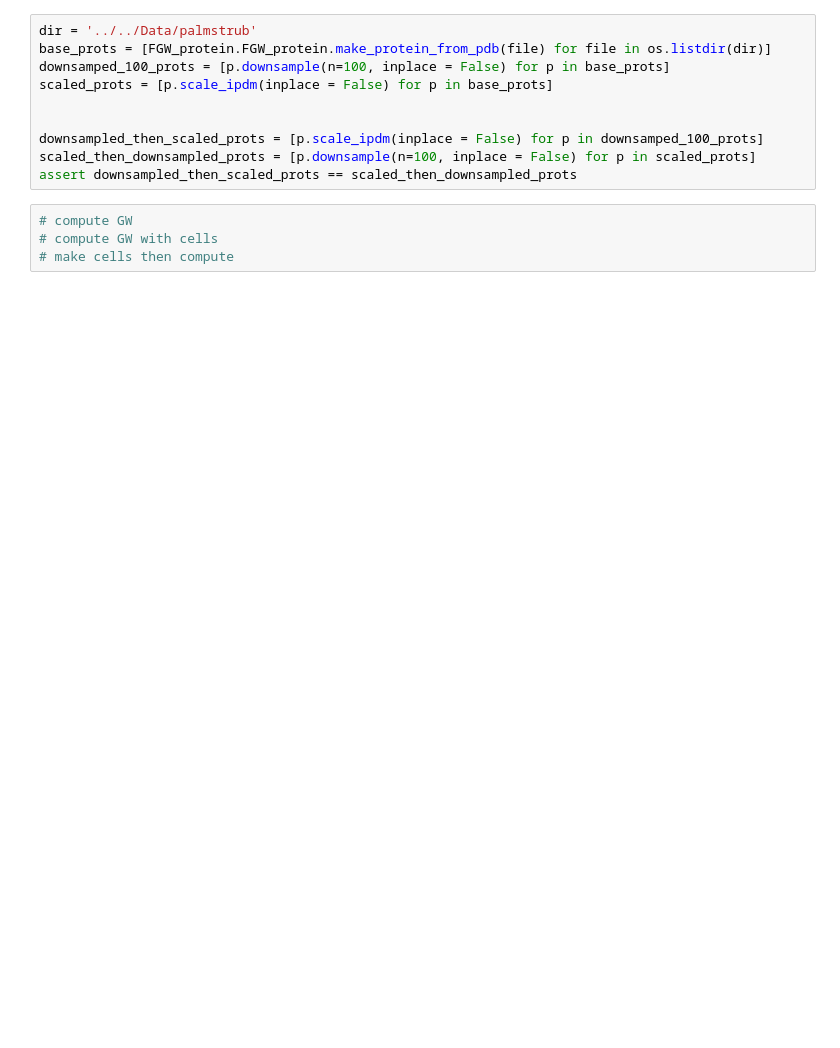
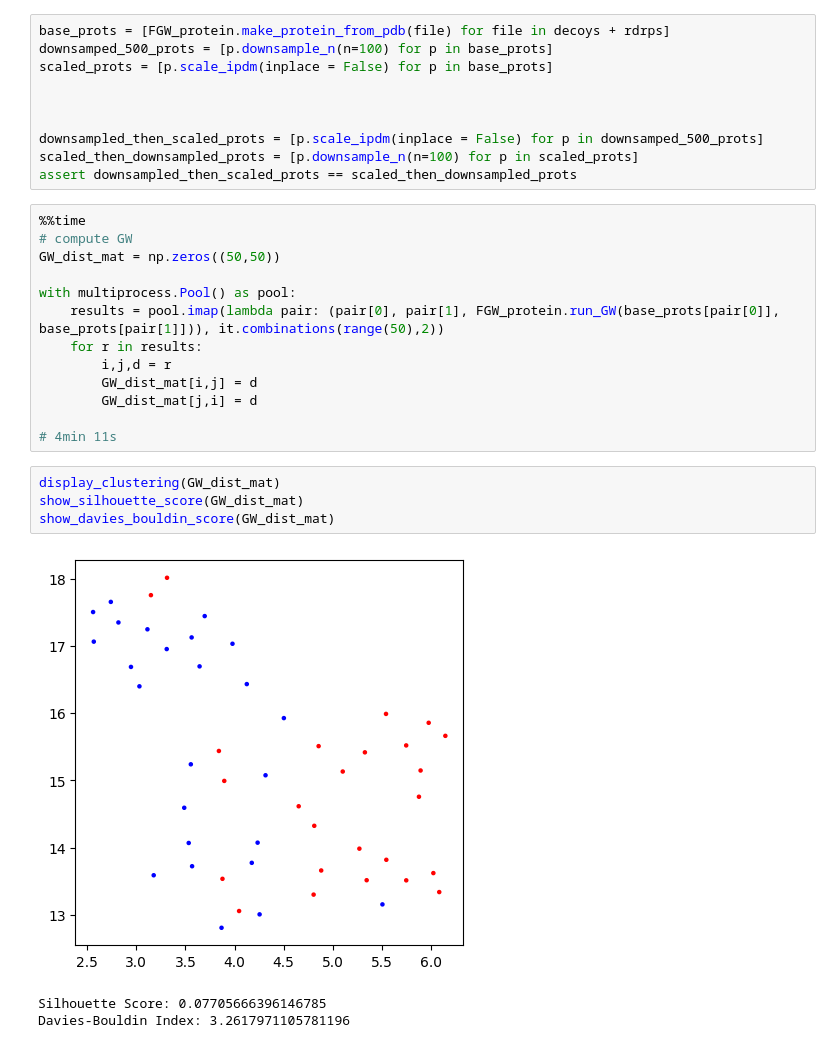
Before and after one commit to CamaraLab/GWProt, a Jupyter notebook: Examples/Example 2.ipynb, the cells around one changed output. Saved outputs shown, nothing was run; the diff lists cells and outputs as text; blank space fills up the shorter version.

```diff
--- a/Examples/Example 2.ipynb
+++ b/Examples/Example 2.ipynb
@@ -6,14 +76,31 @@
 # %%
-dir = '../../Data/palmstrub'
-base_prots = [FGW_protein.FGW_protein.make_protein_from_pdb(file) for file in os.listdir(dir)]
-downsamped_100_prots = [p.downsample(n=100, inplace = False) for p in base_prots]
+base_prots = [FGW_protein.make_protein_from_pdb(file) for file in decoys + rdrps]
+downsamped_500_prots = [p.downsample_n(n=100) for p in base_prots]
 scaled_prots = [p.scale_ipdm(inplace = False) for p in base_prots]
 
 
-downsampled_then_scaled_prots = [p.scale_ipdm(inplace = False) for p in downsamped_100_prots]
-scaled_then_downsampled_prots = [p.downsample(n=100, inplace = False) for p in scaled_prots]
+
+downsampled_then_scaled_prots = [p.scale_ipdm(inplace = False) for p in downsamped_500_prots]
+scaled_then_downsampled_prots = [p.downsample_n(n=100) for p in scaled_prots]
 assert downsampled_then_scaled_prots == scaled_then_downsampled_prots
-# %%
-# compute GW
-# compute GW with cells
-# make cells then compute
+# %%
+%%time
+# compute GW
+GW_dist_mat = np.zeros((50,50))
+
+with multiprocess.Pool() as pool:
+    results = pool.imap(lambda pair: (pair[0], pair[1], FGW_protein.run_GW(base_prots[pair[0]], base_prots[pair[1]])), it.combinations(range(50),2))
+    for r in results:
+        i,j,d = r
+        GW_dist_mat[i,j] = d
+        GW_dist_mat[j,i] = d
+
+# 4min 11s
+# %%
+display_clustering(GW_dist_mat)
+show_silhouette_score(GW_dist_mat)
+show_davies_bouldin_score(GW_dist_mat)
+# %% [output]
+[figure, added]
+Silhouette Score: 0.07705666396146785
+Davies-Bouldin Index: 3.2617971105781196
```
Also changed, not shown: parts of 27 cells of this notebook, 3 other files.
